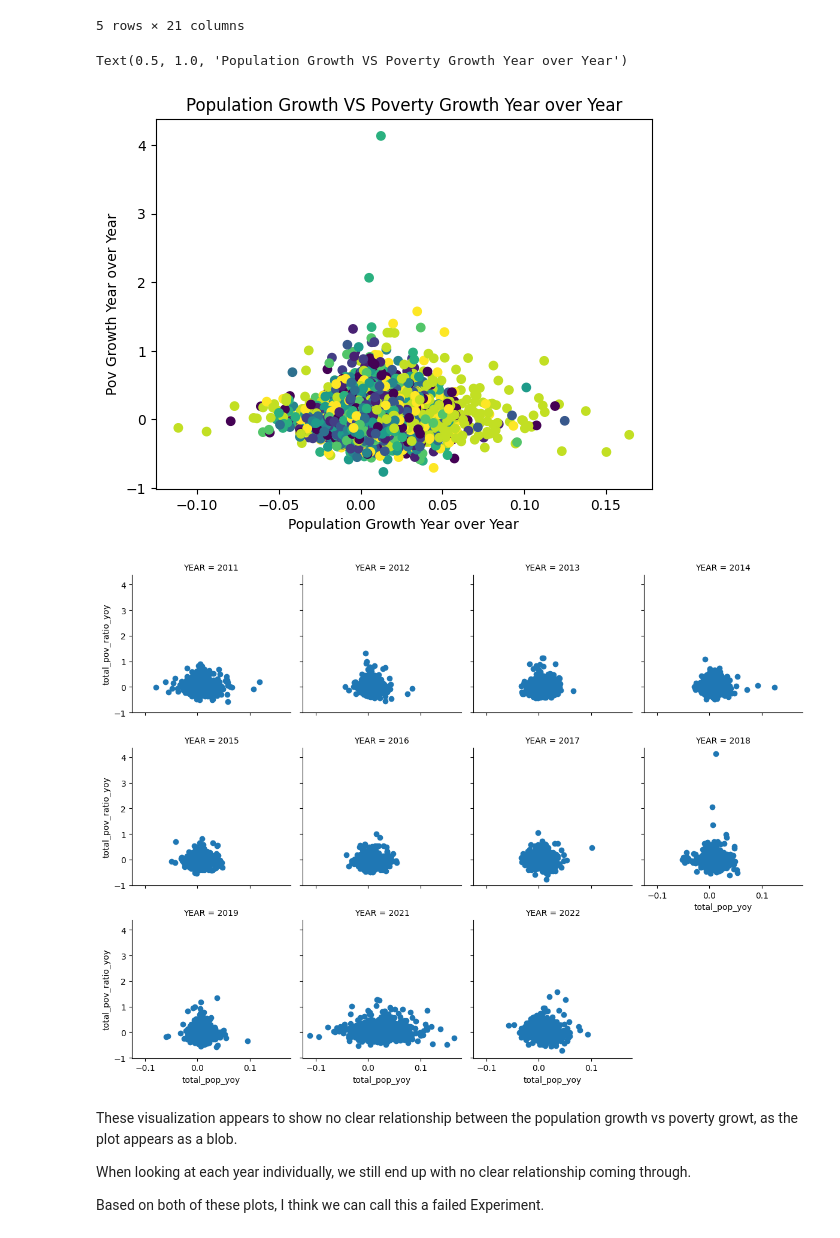
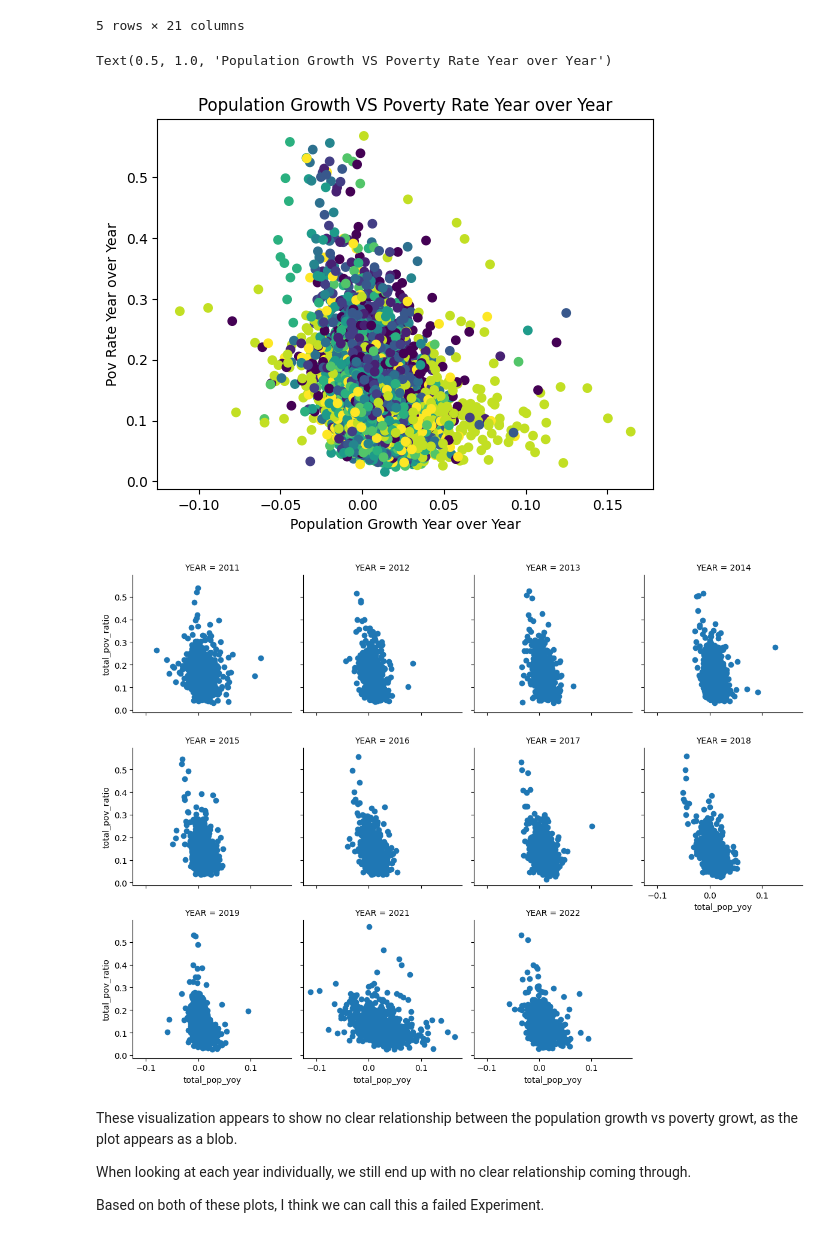
Before and after one commit to jacobshaw42/ds590_data_viz_project, a Jupyter notebook: js_first_nb.ipynb, the cells around one changed output. Saved outputs shown, nothing was run; the diff lists cells and outputs as text; code cells hidden in the pictures.

```diff
--- a/js_first_nb.ipynb
+++ b/js_first_nb.ipynb
@@ -166,24 +180,24 @@ df_yoy.head()
 # %%
 import matplotlib.pyplot as plt
 import numpy as np
 plt.scatter(
     x=(df_yoy["total_pop_yoy"]),
-    y=(df_yoy["total_pov_ratio_yoy"]),
+    y=(df_yoy["total_pov_ratio"]),
     c=(df_yoy["YEAR"])
 )
 plt.xlabel("Population Growth Year over Year")
-plt.ylabel("Pov Growth Year over Year")
-plt.title("Population Growth VS Poverty Growth Year over Year")
+plt.ylabel("Pov Rate Year over Year")
+plt.title("Population Growth VS Poverty Rate Year over Year")
 # %% [output]
-Text(0.5, 1.0, 'Population Growth VS Poverty Growth Year over Year')
+Text(0.5, 1.0, 'Population Growth VS Poverty Rate Year over Year')
-[figure, old version]
+[figure, new version]
 # %%
 import seaborn as sns
 df_yoy_t = df_yoy[df_yoy["YEAR"] != 2010]
 g = sns.FacetGrid(df_yoy_t, col="YEAR", col_wrap=4)
-g = g.map(plt.scatter, "total_pop_yoy", "total_pov_ratio_yoy")
+g = g.map(plt.scatter, "total_pop_yoy", "total_pov_ratio")
 # %% [output]
-[figure, old version]
+[figure, new version]
 # %% [markdown]
 These visualization appears to show no clear relationship between the population growth vs poverty growt, as the plot appears as a blob.
 
```
Also changed, not shown: parts of 2 cells of this notebook.
